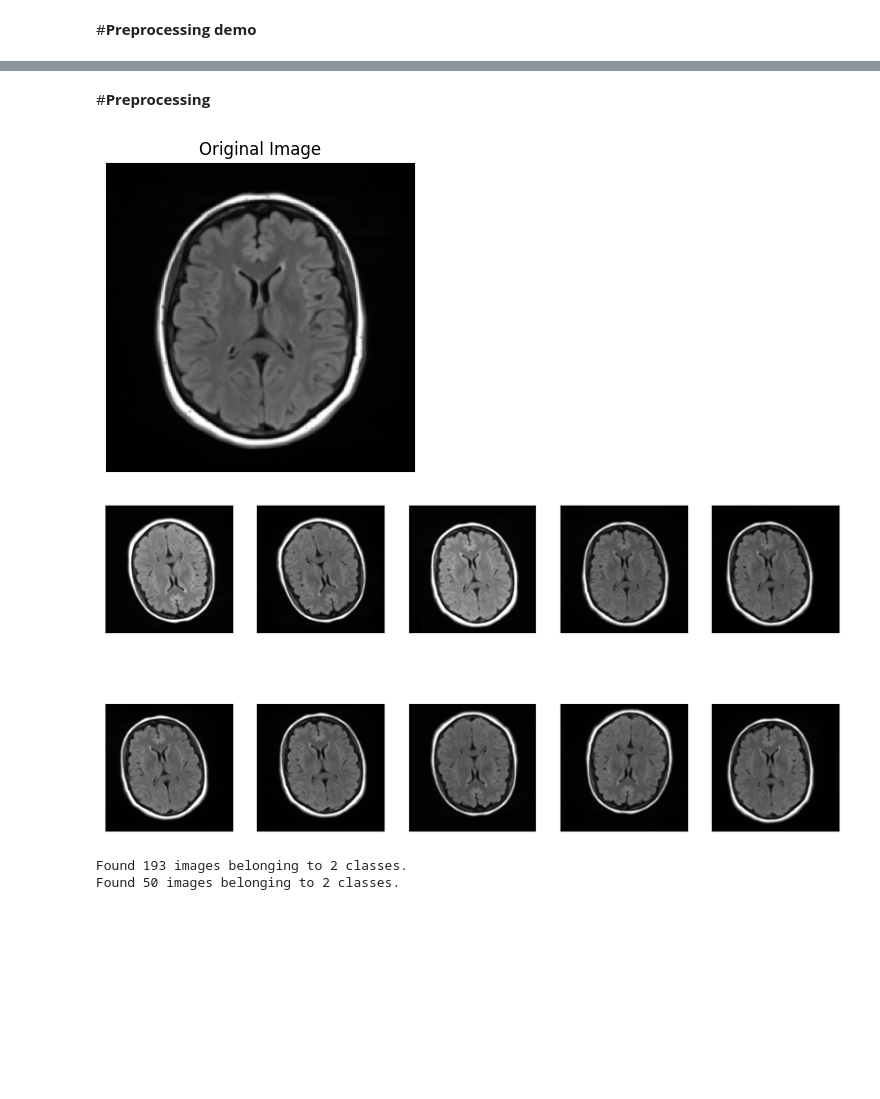
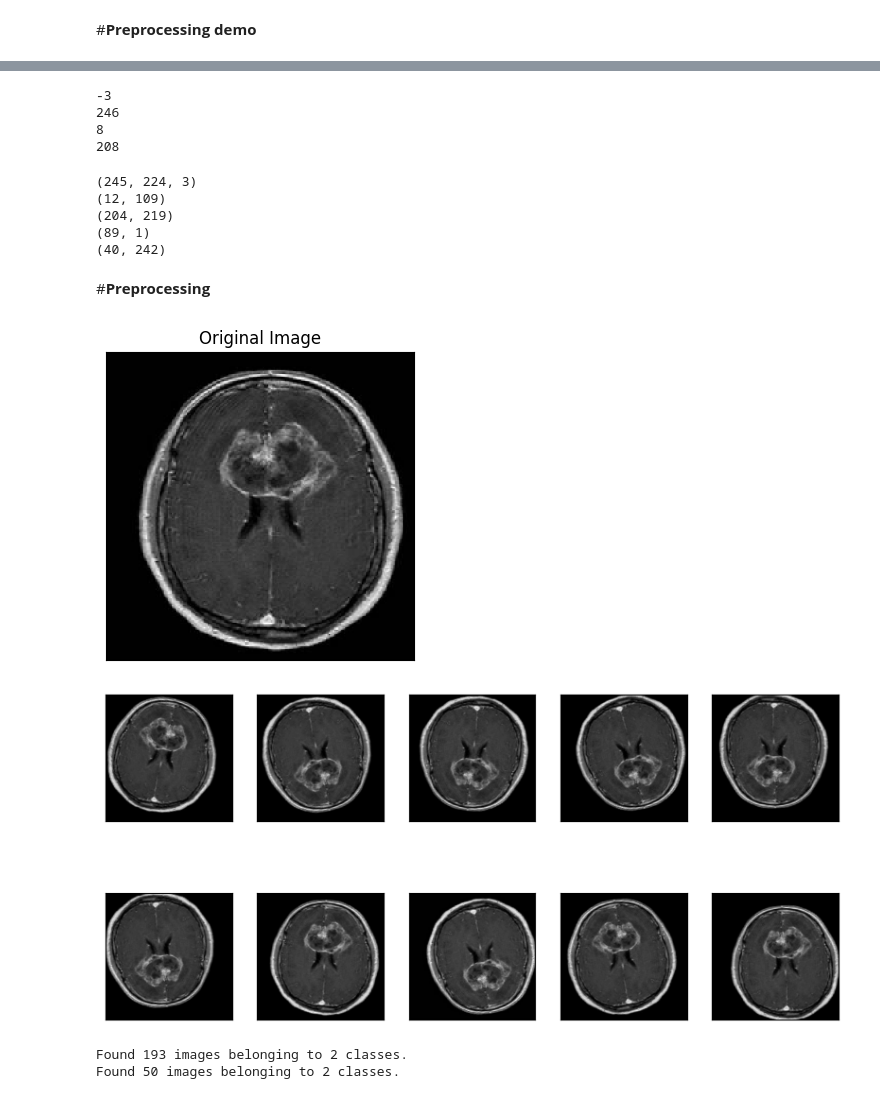
Before and after one commit to gqkd/MRI_Brain_Tumor_Detection, a Jupyter notebook: Brain_Tumor_Detection.ipynb, the cells around one changed output, grey strips where cells are left out. Drawn from its saved outputs; the diff is of its cells as text; code cells hidden in the pictures; blank space fills up the shorter version.

```diff
--- a/Brain_Tumor_Detection.ipynb
+++ b/Brain_Tumor_Detection.ipynb
@@ -765,3 +705,25 @@ Contour 9: 7 points
+# %%
+print(extTop[1]-ADD_PIXELS)
+print(extBot[1]+ADD_PIXELS)
+print(extLeft[0]-ADD_PIXELS)
+print(extRight[0]+ADD_PIXELS)
+# %% [output]
+-3
+246
+8
+208
+# %%
+print(img_rgb.shape)
+print(extLeft)
+print(extRight)
+print(extTop)
+print(extBot)
+# %% [output]
+(245, 224, 3)
+(12, 109)
+(204, 219)
+(89, 1)
+(40, 242)
 # %% [markdown]
 #**Preprocessing**
 # %%
@@ -796,38 +758,38 @@ demo_datagen = ImageDataGenerator(
 image = X_train_crop[random.randint(1,len(X_train_crop))]
 
 # the rank of the image must be 4
-image = image.reshape((1,224,224,1))
-
+# image = image.reshape((1,224,224,1))
+image = image.reshape((1,224,224,3))
 # Generate augmented images
 augmented_images = demo_datagen.flow(
     x=image,
     batch_size=1,
     shuffle=False
 )
 
 num_augmented_images = 10
 
 # Plot the original image
 plt.figure(figsize=(8, 4))
 plt.imshow(image[0, :, :, 0], cmap='gray')
 plt.title('Original Image')
 plt.xticks([])
 plt.yticks([])
 
 # Plot the augmented images
 plt.figure(figsize=(10,5))
 for i, augmented_image in enumerate(augmented_images):
     columns = 5
     plt.subplot(int(num_augmented_images/columns),columns,i+1)
     plt.imshow(augmented_image[0, :, :, 0], cmap='gray')
     plt.xticks([])
     plt.yticks([])
 
     if i >= num_augmented_images - 1:
         break
 # %% [output]
-[figure, old version]
+[figure, new version]
-[figure, old version]
+[figure, new version]
 # %%
 TRAIN_DIR = 'CROP/TRAIN_CROP/'
 VAL_DIR = 'CROP/VAL_CROP/'
```
Also changed, not shown: parts of 20 cells of this notebook.
